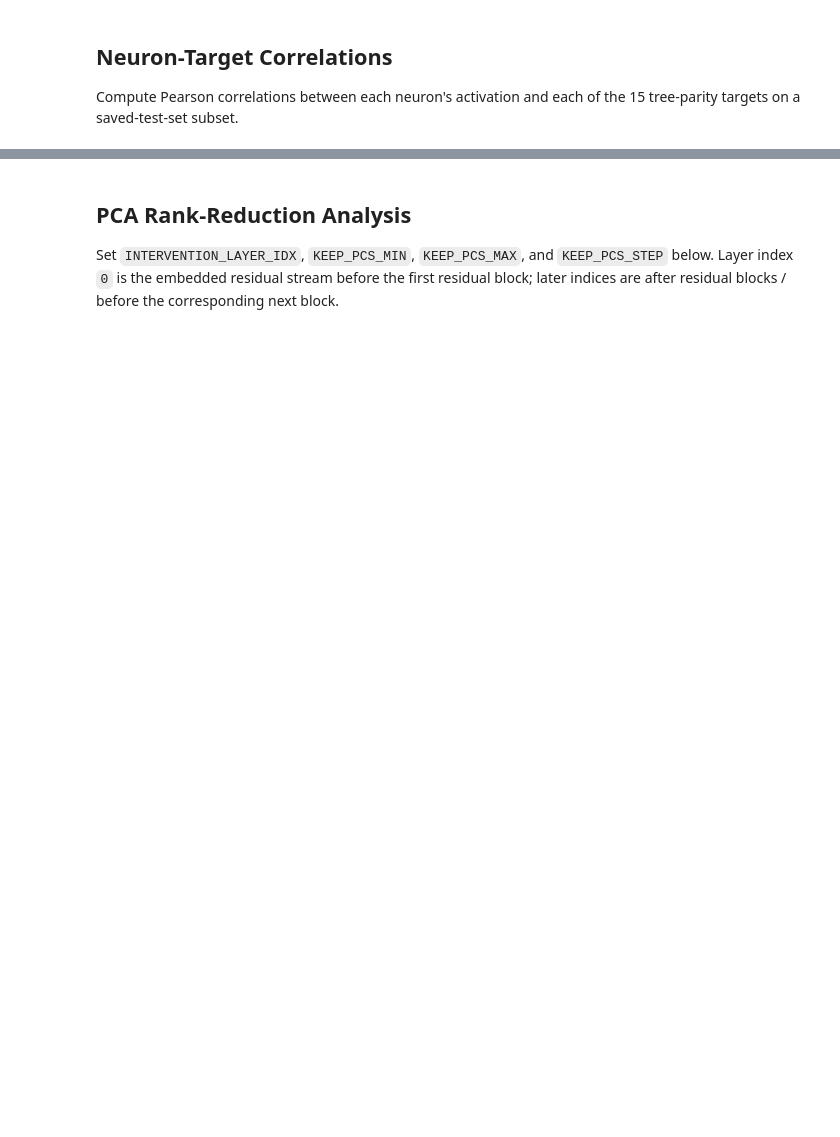
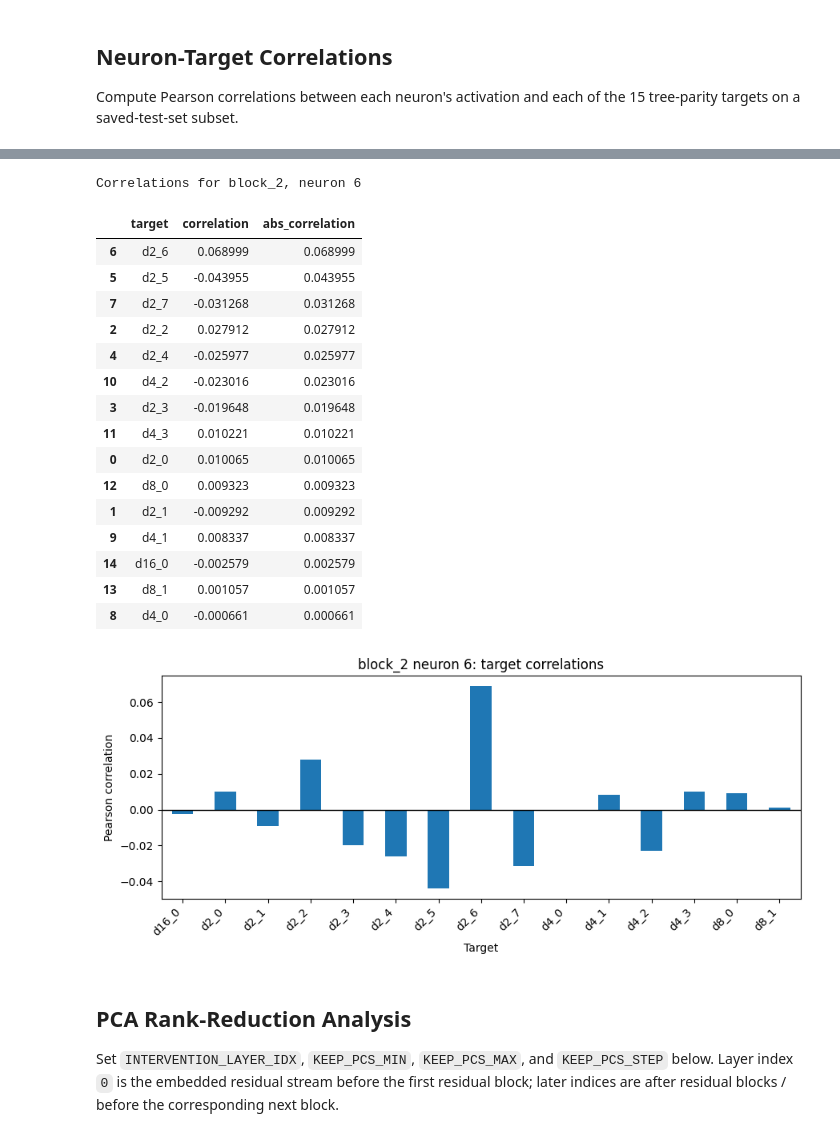
Before and after one commit to labofdoubt/feature-learning-parity-task, a Jupyter notebook: notebooks/colab_parity_experiment.ipynb, the cells around one changed output, grey strips where cells are left out. Cells and saved outputs as stored; diff of their text form; code cells hidden in the pictures; blank space fills up the shorter version.

```diff
--- a/notebooks/colab_parity_experiment.ipynb
+++ b/notebooks/colab_parity_experiment.ipynb
@@ -35,6 +35,6 @@ Installing collected packages: parity-net
 Successfully installed parity-net-0.1.0
 # %%
-DRIVE_RUN_DIR = "/content/drive/MyDrive/ml_projects_new/parity_runs/example_run_1"
+DRIVE_RUN_DIR = "/content/drive/MyDrive/ml_projects_new/parity_runs/example_run_2"
 # %% [markdown]
 ## Create Configs
 `barrier_c` is in the training config because it enters as a loss regularizer. If left as `None`, the training code uses `7 / N`.
@@ -42,14 +42,14 @@ DRIVE_RUN_DIR = "/content/drive/MyDrive/ml_projects_new/parity_runs/example_run_
 from pathlib import Path
 import yaml
 
-N = 128
+N = 256
 
 config = {
     "model": {
         "input_dim": 32,
         "relevant_dim": 16,
         "N": N,
-        "L": 1,
+        "L": 3,
         "activation": "relu",
         "use_readout_barrier": False,
         "embedding_weight_variance": 1.0/32,
@@ -61,7 +61,7 @@ config = {
     "training": {
         "num_steps": 100_000,
         "test_samples": 100_000,
-        "batch_size": 256,
+        "batch_size": 512,
         "seed": 0,
         "device": "cuda",
         "dtype": "float32",
@@ -72,7 +72,7 @@ config = {
         "barrier_lambda": 10.0,
         "optimizer": {
             "name": "sgd",
-            "lr": 1e-3,
+            "lr": 1e-2,
             "weight_decay": 0.0,
             "momentum": 0.9,
             "betas": [0.9, 0.999],
@@ -102,7 +120,7 @@ from parity_net.checkpoint import load_checkpoint
 from parity_net.data import ParityDataset, load_dataset
 from parity_net.train import resolve_device, resolve_dtype
 
-checkpoint_path = Path(DRIVE_RUN_DIR) / "checkpoints" / "step_00020000.pt"
+checkpoint_path = Path(DRIVE_RUN_DIR) / "checkpoints" / "step_00100000.pt"
 device = resolve_device(config["training"]["device"])
 dtype = resolve_dtype(config["training"]["dtype"])
 model, payload, _ = load_checkpoint(checkpoint_path, device)
@@ -268,6 +370,8 @@ display(
 # %%
-SELECT_LAYER_IDX = 0
-SELECT_NEURON_IDX = 0
+import matplotlib.pyplot as plt
+
+SELECT_LAYER_IDX = 2
+SELECT_NEURON_IDX = 6
 
 if SELECT_LAYER_IDX not in correlation_by_layer:
     raise ValueError(f"SELECT_LAYER_IDX must be one of {list(correlation_by_layer)}")
@@ -278,33 +382,52 @@ if SELECT_NEURON_IDX < 0 or SELECT_NEURON_IDX >= selected_corr.shape[0]:
 selected_neuron_correlations = pd.DataFrame(
     {
         "target": target_columns,
         "correlation": selected_corr[SELECT_NEURON_IDX].numpy(),
     }
 )
 selected_neuron_correlations["abs_correlation"] = selected_neuron_correlations["correlation"].abs()
 selected_neuron_correlations = selected_neuron_correlations.sort_values(
     "abs_correlation",
     ascending=False,
 )
 
 layer_name = "embedding" if SELECT_LAYER_IDX == 0 else f"block_{SELECT_LAYER_IDX}"
 print(f"Correlations for {layer_name}, neuron {SELECT_NEURON_IDX}")
 display(selected_neuron_correlations)
 
 ax = selected_neuron_correlations.sort_values("target").plot(
     x="target",
     y="correlation",
     kind="bar",
     legend=False,
     figsize=(9, 4),
 )
 ax.axhline(0.0, color="black", linewidth=1)
 ax.set_xlabel("Target")
 ax.set_ylabel("Pearson correlation")
 ax.set_title(f"{layer_name} neuron {SELECT_NEURON_IDX}: target correlations")
 plt.xticks(rotation=45, ha="right")
 plt.tight_layout()
 plt.show()
+# %% [output]
+Correlations for block_2, neuron 6
+|  | target | correlation | abs_correlation |
+| 6 | d2_6 | 0.068999 | 0.068999 |
+| 5 | d2_5 | -0.043955 | 0.043955 |
+| 7 | d2_7 | -0.031268 | 0.031268 |
+| 2 | d2_2 | 0.027912 | 0.027912 |
+| 4 | d2_4 | -0.025977 | 0.025977 |
+| 10 | d4_2 | -0.023016 | 0.023016 |
+| 3 | d2_3 | -0.019648 | 0.019648 |
+| 11 | d4_3 | 0.010221 | 0.010221 |
+| 0 | d2_0 | 0.010065 | 0.010065 |
+| 12 | d8_0 | 0.009323 | 0.009323 |
+| 1 | d2_1 | -0.009292 | 0.009292 |
+| 9 | d4_1 | 0.008337 | 0.008337 |
+| 14 | d16_0 | -0.002579 | 0.002579 |
+| 13 | d8_1 | 0.001057 | 0.001057 |
+| 8 | d4_0 | -0.000661 | 0.000661 |
+[figure, added]
 # %% [markdown]
 ## PCA Rank-Reduction Analysis
 Set `INTERVENTION_LAYER_IDX`, `KEEP_PCS_MIN`, `KEEP_PCS_MAX`, and `KEEP_PCS_STEP` below. Layer index `0` is the embedded residual stream before the first residual block; later indices are after residual blocks / before the corresponding next block.
```
Also changed, not shown: parts of 8 cells of this notebook, 1 other file.
